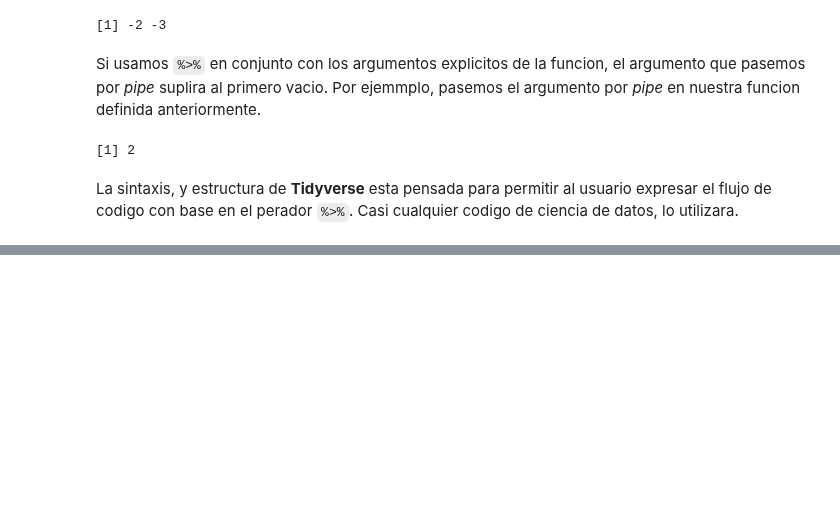
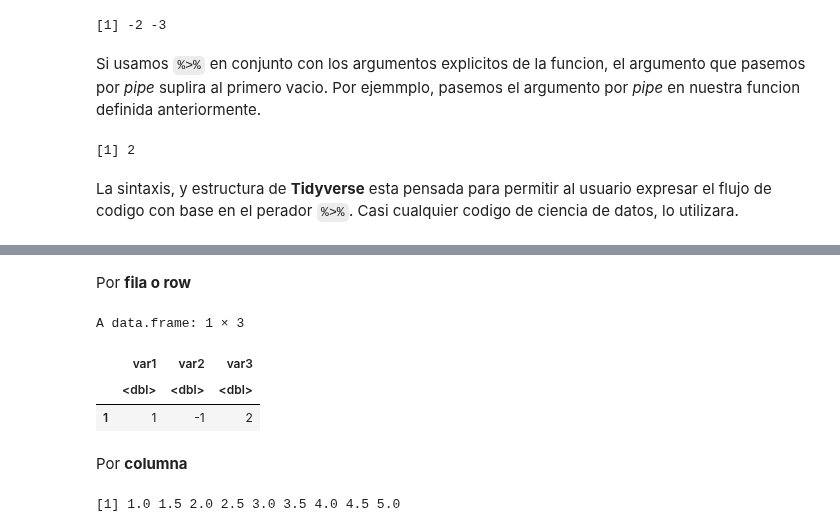
Before and after one commit to IEXE-Tec/computo-datos-masivos, a Jupyter notebook: 06_R_Sagemaker.ipynb, the cells around one changed output, grey strips where cells are left out. Saved outputs shown, nothing was run; the diff lists cells and outputs as text; code cells hidden in the pictures; blank space fills up the shorter version.

```diff
--- a/06_R_Sagemaker.ipynb
+++ b/06_R_Sagemaker.ipynb
@@ -514,0 +583,15 @@ La sintaxis, y estructura de **Tidyverse** esta pensada para permitir al usuario
+# %% [markdown]
+Por **fila o row**
+# %%
+df[1,]
+# %% [output]
+A data.frame: 1 × 3
+|  | var1 | var2 | var3 |
+|  | <dbl> | <dbl> | <dbl> |
+| 1 | 1 | -1 | 2 |
+# %% [markdown]
+Por **columna**
+# %%
+df[,1]
+# %% [output]
+[1] 1.0 1.5 2.0 2.5 3.0 3.5 4.0 4.5 5.0
```
Also changed, not shown: parts of 30 cells of this notebook.
